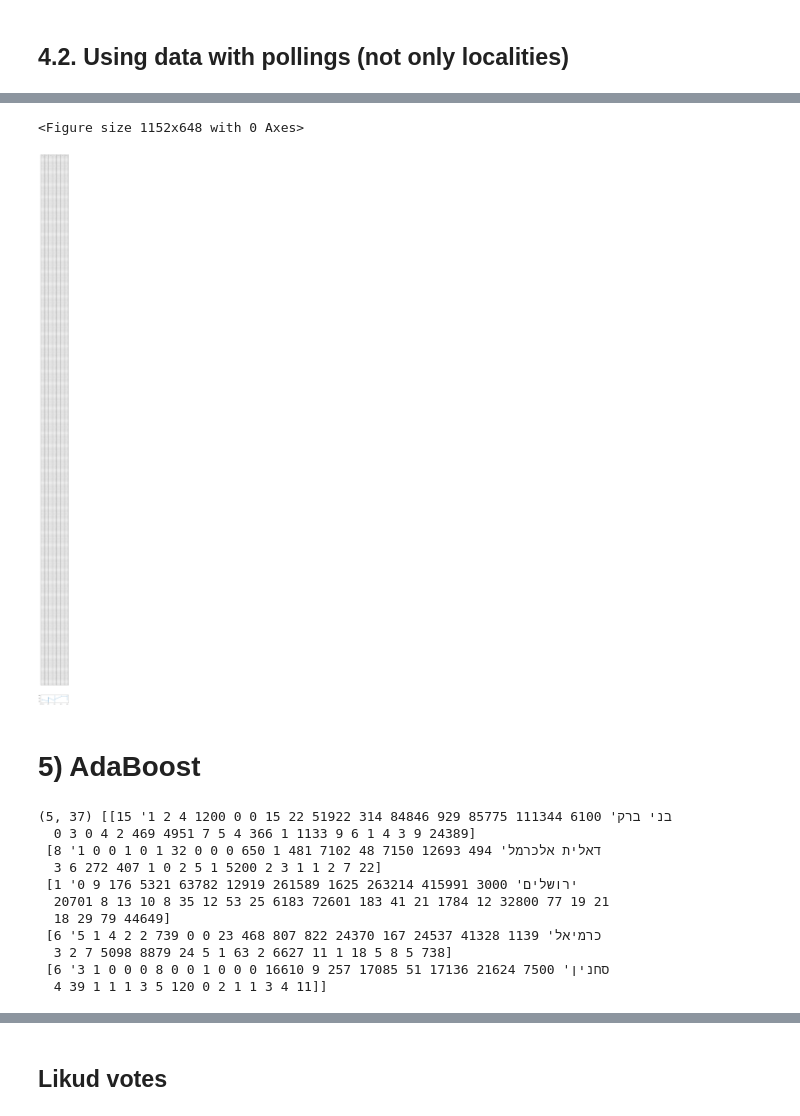
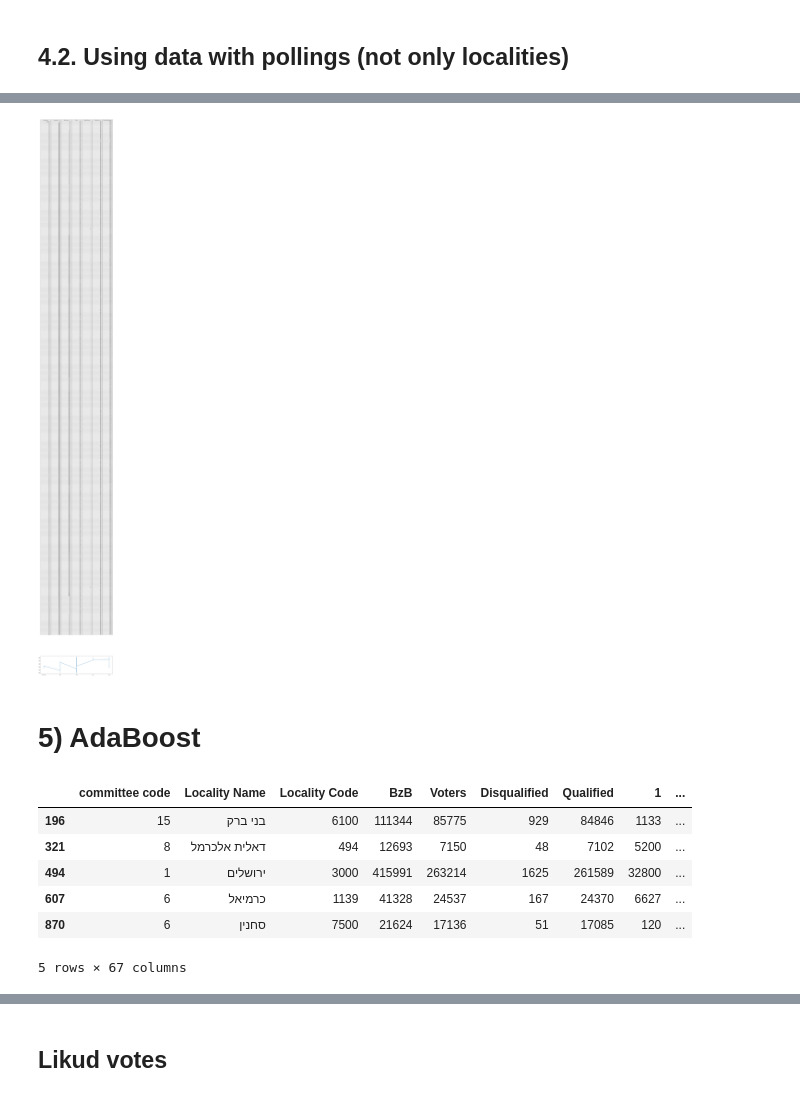
Before and after one commit to zbeedatm/machine_learning, a Jupyter notebook: HW2.ipynb, the cells around one changed output, grey strips where cells are left out. Cells and saved outputs as stored; diff of their text form; code cells hidden in the pictures.

Commit message:
data unions

```diff
--- a/HW2.ipynb
+++ b/HW2.ipynb
@@ -962,4 +1001,5 @@ For test data, I am filtering only the 5 cities - got a better mse when filterin
 # %%
+"""
 # חיפה, איילת השחר, אילת, סכנין וקצרין
 df_b_4_filtered = df_b_23.loc[df_b_23['שם ישוב'].isin(['קצרין', 'סחנין', 'אילת', 'איילת השחר', 'חיפה'])]
 # print(df_4_fildf_b_4_filteredtered)
@@ -983,15 +1023,23 @@ X_4_test_locality = X_23_filtered[:, [2, 4, 5]] #.reshape(-1, 1) # סמל ישו
 y_4_test_locality = X_23_filtered[:, 6] #
 # X_4_test_locality = np.concatenate((X_23_filtered[:, 2:5], X_23_filtered[:, 7:]), axis=1)  #.reshape(-1, 1) # סמל ישוב
 # y_4_test_locality = X_23_filtered[:, 6] #
+"""
 
-## Without filter
-# X_4_test = X_test_polling[:, 3:10] #.reshape(-1, 1) # סמל ישוב
-# y_4_test = X_test_polling[:, 10] # קולות כשרים
+## Without filtering
 
-# X_4_test = X_test_locality[:, 3:10] #.reshape(-1, 1) # סמל ישוב
-# y_4_test = X_test_locality[:, 10] # קולות כשרים
+# מידע כולל מספרי כלפי
+X_4_test_polling = X_test_polling[:, 3:9] #.reshape(-1, 1) # נתוני ישוב
+y_4_test_polling = X_test_polling[:, 10] # קולות כשרים
 
 
-print("\n\nX_4_test_locality: ",  X_4_test_locality.shape, "\n", X_4_test_locality)
-print("y_4_test_locality: ",  y_4_test_locality.shape, y_4_test_locality)
+print("\nX_4_test_polling: ",  X_4_test_polling.shape, "\n", X_4_test_polling)
+print("\ny_4_test_polling: ",  y_4_test_polling.shape, y_4_test_polling)
+
+# מידע עם נתוני ישוב בלבד
+X_4_test_locality = X_test_locality[:, 2:5] #.reshape(-1, 1) # נתוני ישוב
+y_4_test_locality = X_test_locality[:, 6] # קולות כשרים
+
+
+print("\nX_4_test_locality: ",  X_4_test_locality.shape, "\n", X_4_test_locality)
+print("\ny_4_test_locality: ",  y_4_test_locality.shape, y_4_test_locality)
 # %% [output]
@@ -1128,0 +1188,4 @@ gs2.best_params_
+# %%
+# Get indexes of filtered rows - to be used later on fo filtering predictions
+df_b_4_filtered = df_b_23_final.loc[df_b_23_final['Locality Name'].isin(['קצרין', 'סחנין', 'אילת', 'איילת השחר', 'חיפה'])]
+df_b_4_filtered.index
@@ -1143,4 +1211,7 @@ rf_predictions2 = np.around(rf_predictions2, 0)
 # print("test labels: ", y_4_test_polling.shape, y_4_test_polling)
 
 print('Mean Squared Error:', metrics.mean_squared_error(y_4_test_polling, rf_predictions2))
+
+filtered_predictions2 = np.array(rf_predictions2)[df_b_4_filtered.index]
+filtered_labels2 = np.array(y_4_test_polling)[df_b_4_filtered.index]
 # %% [output]
@@ -1148,12 +1219,13 @@ Mean Squared Error: 45.18539325842696
 # %%
-df_table_4 = df_b_4_filtered.iloc[:, [2, 3, 4, 8, 9, 10]].sort_values(['סמל ישוב', 'קלפי'], ascending=[True, True]) #.reset_index()
+# df_table_4 = df_b_4_filtered.iloc[:, [2, 3, 4, 8, 9, 10]].sort_values(['סמל ישוב', 'קלפי'], ascending=[True, True]) #.reset_index()
+df_table_4 = df_b_4_filtered.iloc[:, [2, 3, 4, 8, 9, 10]].sort_values(['Locality Code', 'Polling Num'], ascending=[True, True]) #.reset_index()
 columns_4_2 = df_table_4.columns
 # print(columns)
 columns_4_2 = ['Locality name', 'Locality code', 'Polling number', 'Voters', 'Disqualified votes', 'Qualified votes', 'Predicted Qualified votes']
 
 data_4 = df_table_4.values
 # data = data[:, :-1]
-data_4 = np.concatenate((data_4, rf_predictions2.reshape(-1, 1)), axis=1)
+data_4 = np.concatenate((data_4, filtered_predictions2.reshape(-1, 1)), axis=1)
 # print(data)
 # %%
 # plt.figure(figsize=(6.4,4.8))
@@ -1201,17 +1273,18 @@ plt.show()
 # %%
 plt.close()
 
-plt.figure(figsize=(16,9))
-fig, axs =plt.subplots(2,1)
+
+# plt.figure(figsize=(16,9))
+plt.rcParams["figure.figsize"] = [16,9]
+fig, axs = plt.subplots(2,1)
 axs[0].axis('tight')
 axs[0].axis('off')
 the_table = axs[0].table(cellText=data_4,colLabels=columns_4_2,loc='top')
 
 axs[1].plot(data_4[:,0],data_4[:,-1])
 plt.show()
 # %% [output]
-<Figure size 1152x648 with 0 Axes>
-[figure, old version]
+[figure, new version]
 # %% [markdown]
 # 5) AdaBoost
 # %%
@@ -1258,24 +1313,26 @@ gsADB3 = GridSearchCV(adb,param_grid = adb_param_grid, cv=5, n_jobs= -1)
 # %%
-columns_5 = ( 'Karmeil', 'Sakhnin', 'Jerusalem', 'Bni-Brak',  'Daliet Al Karmel')
+# columns_5 = ( 'Karmeil', 'Sakhnin', , 'Bni-Brak',  'Daliet Al Karmel', 'Jerusalem')
+columns_5 = ( 'Bni-Brak',  'Daliet Al Karmel', 'Jerusalem', 'Karmeil', 'Sakhnin')
 
 ## With polling numbers
 # df_b_23_filtered = df_b_23.loc[df_b_23['שם ישוב'].isin(['ירושלים', 'סחנין', 'בני ברק', 'דאלית אלכרמל', 'כרמיאל'])]
 # X_5_filtered = df_b_23_filtered.values #.drop(['שם ישוב'], axis=1).values
 
 # Only locality without kalpi
-df_c_23_filtered = df_c_23.loc[df_c_23['שם ישוב'].isin(['ירושלים', 'סחנין', 'בני ברק', 'דאלית אלכרמל', 'כרמיאל'])]#.sort_values(['סמל ישוב'], ascending=[True])
-X_5_filtered = df_c_23_filtered.values #.drop(['שם ישוב'], axis=1).values
+# df_c_5_filtered = df_c_23.loc[df_c_23['שם ישוב'].isin(['ירושלים', 'סחנין', 'בני ברק', 'דאלית אלכרמל', 'כרמיאל'])]#.sort_values(['סמל ישוב'], ascending=[True])
+# X_5_filtered = df_c_5_filtered.values #.drop(['שם ישוב'], axis=1).values
 
-print(X_5_filtered.shape, X_5_filtered)
+# print(X_5_filtered.shape, X_5_filtered)
+
+# Get indexes of filtered rows - to be used later on fo filtering predictions
+df_c_5_filtered = df_test_locality.loc[df_test_locality['Locality Name'].isin(['ירושלים', 'סחנין', 'בני ברק', 'דאלית אלכרמל', 'כרמיאל'])]
+# df_c_5_filtered.index
+df_c_5_filtered
 # %% [output]
+|  | committee code | Locality Name | Locality Code | BzB | Voters | Disqualified | Qualified | 1 | ... |
+| 196 | 15 | בני ברק | 6100 | 111344 | 85775 | 929 | 84846 | 1133 | ... |
+| 321 | 8 | דאלית אלכרמל | 494 | 12693 | 7150 | 48 | 7102 | 5200 | ... |
+| 494 | 1 | ירושלים | 3000 | 415991 | 263214 | 1625 | 261589 | 32800 | ... |
+| 607 | 6 | כרמיאל | 1139 | 41328 | 24537 | 167 | 24370 | 6627 | ... |
+| 870 | 6 | סחנין | 7500 | 21624 | 17136 | 51 | 17085 | 120 | ... |
-(5, 37) [[15 'בני ברק' 6100 111344 85775 929 84846 314 51922 22 15 0 0 1200 4 2 1
-  0 3 0 4 2 469 4951 7 5 4 366 1 1133 9 6 1 4 3 9 24389]
- [8 'דאלית אלכרמל' 494 12693 7150 48 7102 481 1 650 0 0 0 32 1 0 1 0 0 1
-  3 6 272 407 1 0 2 5 1 5200 2 3 1 1 2 7 22]
- [1 'ירושלים' 3000 415991 263214 1625 261589 12919 63782 5321 176 9 0
-  20701 8 13 10 8 35 12 53 25 6183 72601 183 41 21 1784 12 32800 77 19 21
-  18 29 79 44649]
- [6 'כרמיאל' 1139 41328 24537 167 24370 822 807 468 23 0 0 739 2 2 4 1 5
-  3 2 7 5098 8879 24 5 1 63 2 6627 11 1 18 5 8 5 738]
- [6 'סחנין' 7500 21624 17136 51 17085 257 9 16610 0 0 0 1 0 0 8 0 0 0 1 3
-  4 39 1 1 1 3 5 120 0 2 1 1 3 4 11]]
+5 rows × 67 columns
```
Also changed, not shown: parts of 55 cells of this notebook.
